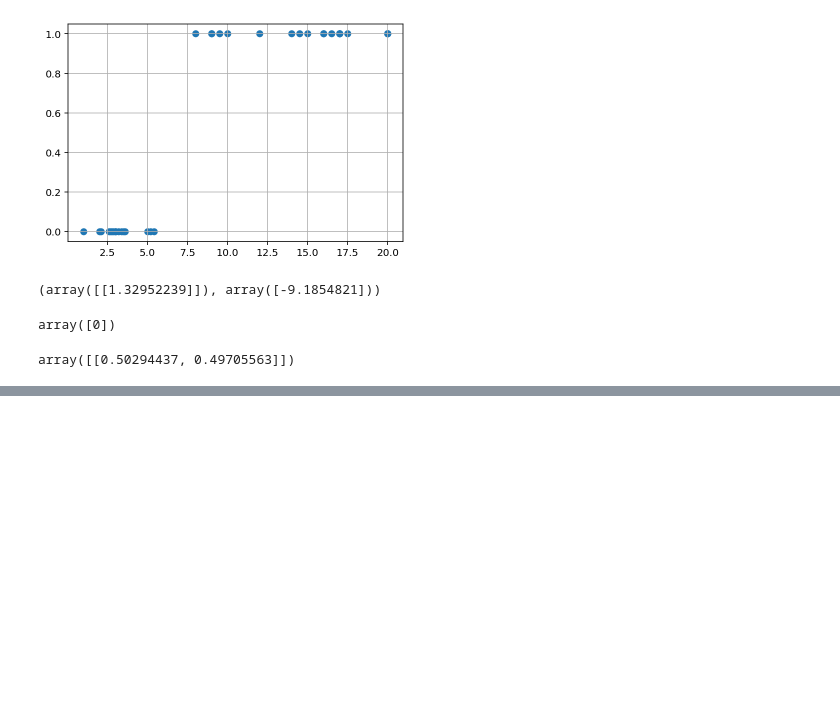
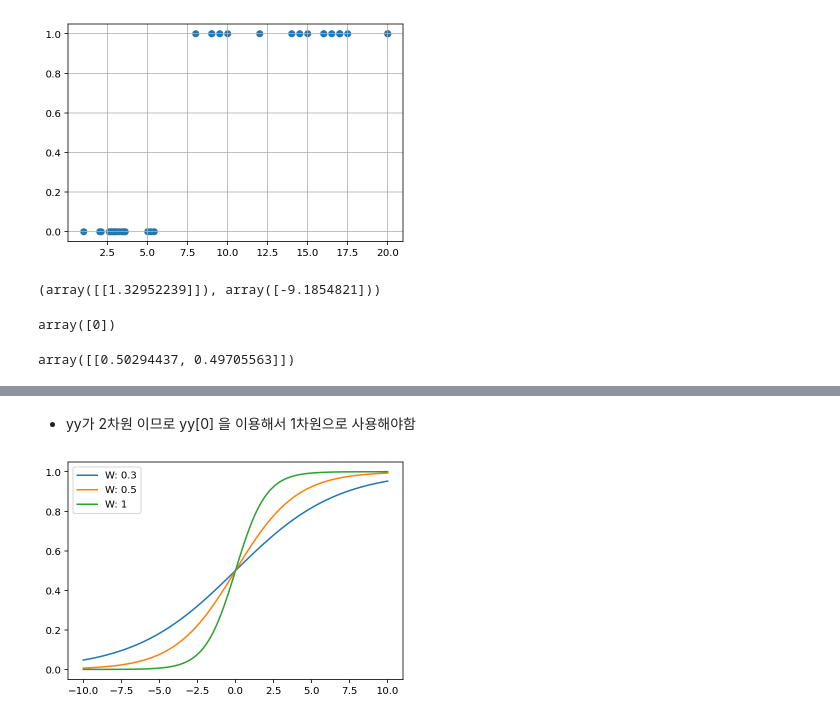
Before and after one commit to Lagom92/study-in-school, a Jupyter notebook: ML/0728_LogisticRegression.ipynb, the cells around one changed output, grey strips where cells are left out. Cells and saved outputs as stored; diff of their text form; code cells hidden in the pictures; blank space fills up the shorter version.

```diff
--- a/ML/0728_LogisticRegression.ipynb
+++ b/ML/0728_LogisticRegression.ipynb
@@ -62,0 +75,19 @@ array([[0.50294437, 0.49705563]])
+# %% [markdown]
+- yy가 2차원 이므로 yy\[0\] 을 이용해서 1차원으로 사용해야함
+# %%
+# 가중치값이 변경될때 그래프의 변화
+# W(a)값이 작을때 -> 클 때
+def logreg(z):
+    return 1 / (1 + np.exp(-z))
+
+W_list = [0.3, 0.5, 1]
+b_list = [0]
+
+xx = np.linspace(-10, 10, 100)
+for W in W_list:
+    for b in b_list:
+        yy = logreg(W * xx + b)
+        plt.plot(xx, yy, label=f"W: {W}")
+        plt.legend()
+# %% [output]
+[figure, added]
```
Also changed, not shown: parts of 4 cells of this notebook, 1 other file.
